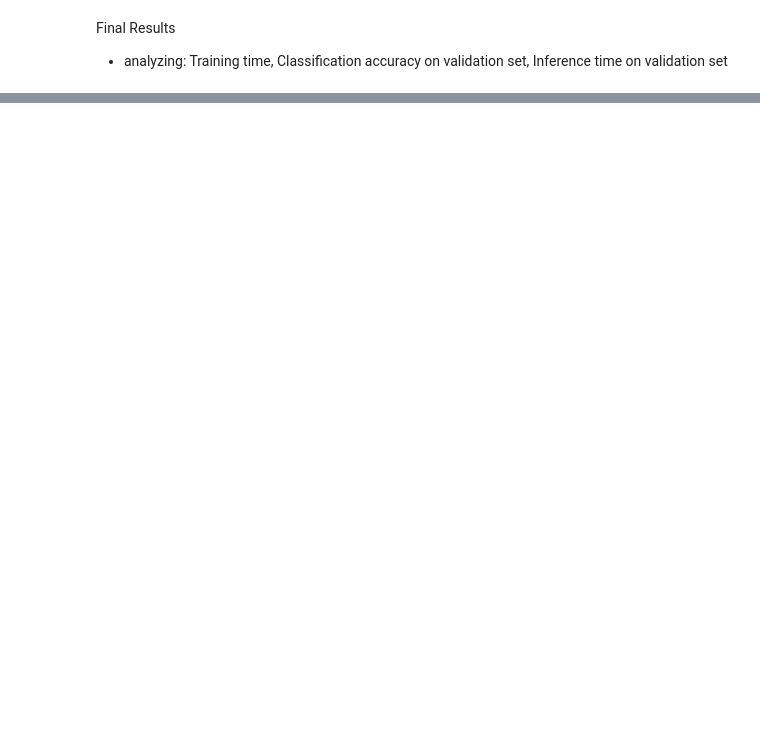
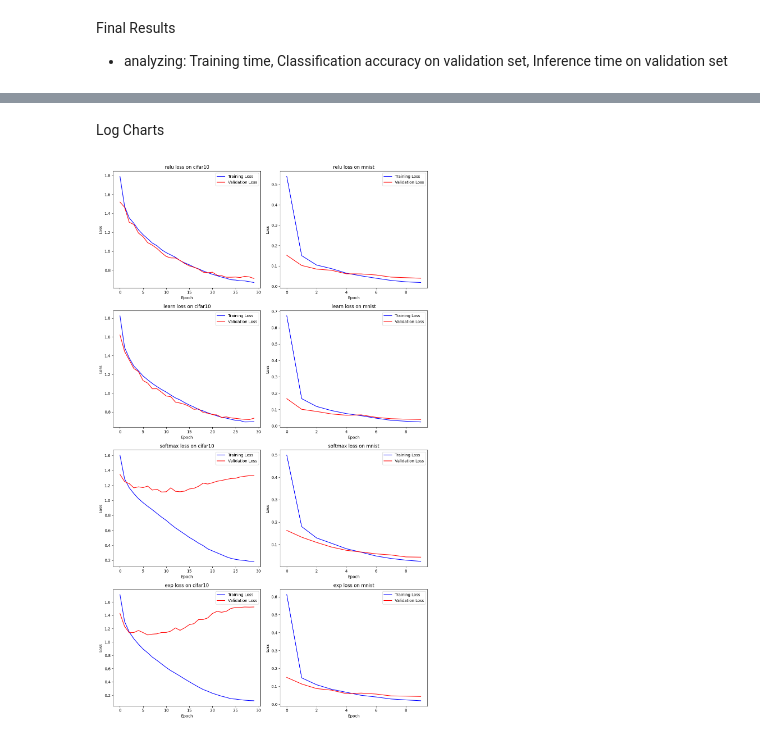
Before and after one commit to ostapenkovs/ieor-4540-transformers, a Jupyter notebook: notebooks/results.ipynb, the cells around one changed output, grey strips where cells are left out. Drawn from its saved outputs; the diff is of its cells as text; code cells hidden in the pictures; blank space fills up the shorter version.

Commit message:
clean results all datasets

```diff
--- a/notebooks/results.ipynb
+++ b/notebooks/results.ipynb
@@ -9,10 +203,9 @@ data_dir = '../data'
 # %%
-dataset_name = 'cifar10'
+data_dir = '../data'
 
-class_names = [
-    'Airplane', 'Automobile', 'Bird', 'Cat', 'Deer',
-    'Dog', 'Frog', 'Horse', 'Ship', 'Truck'
-]
+checkpoint_dir = f'{data_dir}/checkpoints'
+log_dir = f'{data_dir}/logs'
+img_dir = f'{data_dir}/images'
 
 with open(f'{data_dir}/params.json') as f:
-    my_params = json.load(f)[dataset_name]
+    my_params = json.load(f)
@@ -36,0 +214,3 @@ my_params
+# %%
+combined_df = combine_logs(log_dir=log_dir)
+combined_df.head(2)
@@ -36,0 +235,7 @@ my_params
+# %% [markdown]
+Log Charts
+# %%
+fig = plot_loss(df=combined_df, loss=True)
+fig
+# %% [output]
+[figure, added]
```
Also changed, not shown: parts of 21 cells of this notebook.
